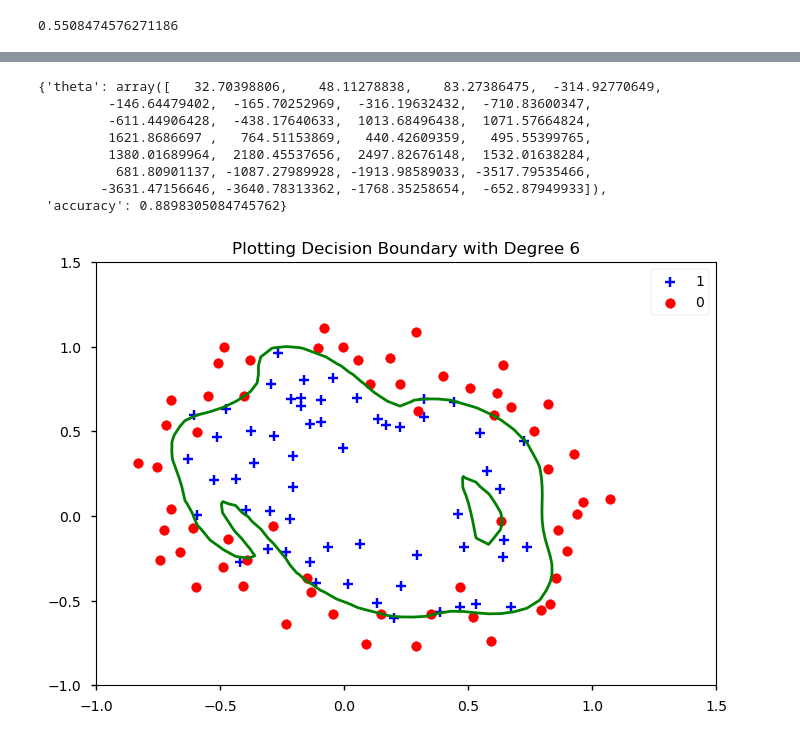
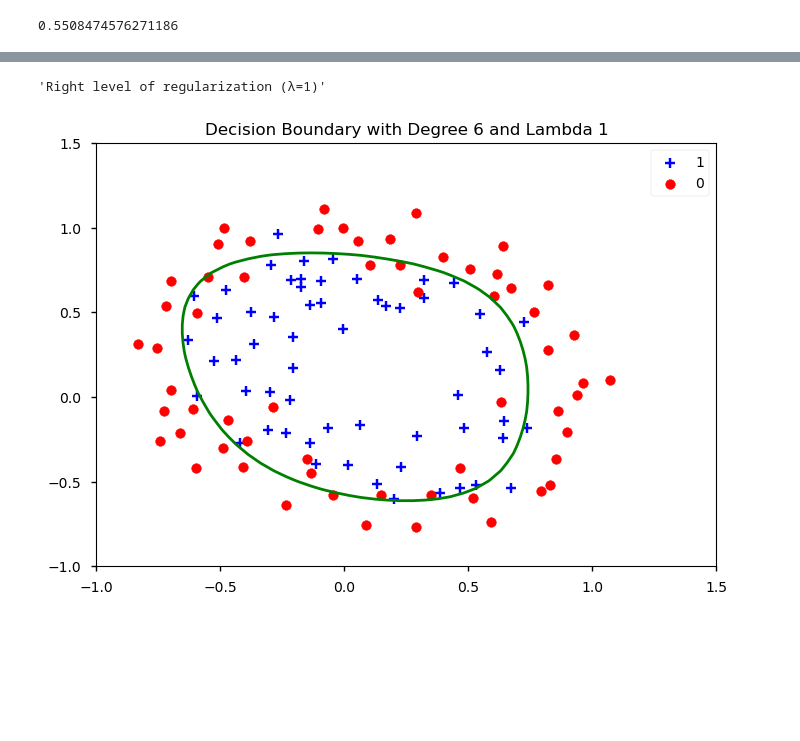
Before and after one commit to samisaf/Learning-AI, a Jupyter notebook: Coursera - Octave Machine Learning/02 Logistic Regression.ipynb, the cells around one changed output, grey strips where cells are left out. Drawn from its saved outputs; the diff is of its cells as text; code cells hidden in the pictures; blank space fills up the shorter version.

Commit message:
updates logistic regression

```diff
--- a/Coursera - Octave Machine Learning/02 Logistic Regression.ipynb
+++ b/Coursera - Octave Machine Learning/02 Logistic Regression.ipynb
@@ -390,0 +365,28 @@ accuracy(X2, y2, theta1)
+# %%
+def costFunctionReg(X, y, lambda_=0):
+    """
+    Regularized version for the cost function and gradients for logistic regression using Mean Squared Error (MSE).
+    """
+    m = len(y)
+    ones = np.ones((m, 1))
+    X_padded = np.hstack((ones, X))
+    epsilon = 1e-10  # to avoid log(0)
+
+    def J(theta):
+        h = sigmoid(X_padded @ theta) + epsilon # to avoid log(0)
+        cost_base = np.sum(-y*np.log(h) - (1-y)*np.log(1-h)) / m
+        cost_reg = (lambda_/2/m) * np.sum(theta**2)
+        return cost_base + cost_reg
+
+    def Jdot(theta):
+        h = sigmoid(X_padded @ theta)
+        gradient_base = (1 / m) * (h - y) @ X_padded
+        gradient_reg = (lambda_/m) * theta
+        gradient_reg[0] = 0
+        return gradient_base + gradient_reg
+
+    return J, Jdot
+# %%
+j, jdot = costFunctionReg(X2, y2)
+theta0 = np.array([0, 0, 0])
+j(theta0)
@@ -391,12 +425,16 @@ accuracy(X2, y2, theta1)
 # %%
-def mapFeaturesPlotBoundary(X, y, degree, lambda_=1):
+def mapFeaturesFitModelPlotBoundary(X, y, degree=6, lambda_=1):
     X_new = mapMatrix(X[:, 0], X[:, 1], degree)
     X_new = X_new[:, 1:]
-    theta = logistic(X_new, y).x
+    j, jdot = costFunctionReg(X_new, y, lambda_)
+    theta0 = np.zeros((X_new.shape[1]+1, ))
+    fit =  scipy.optimize.minimize(fun=j, jac=jdot, x0=theta0, method='L-BFGS-B')
+    theta = fit.x
     acc = accuracy(X_new, y, theta)
     plotDecisionBoundary(theta, X_new, y, degree)
-    plt.title(f"Plotting Decision Boundary with Degree {degree}")
+    plt.title(f"Decision Boundary with Degree {degree} and Lambda {lambda_}")
     return {'theta':theta, 'accuracy':acc}
 # %%
-mapFeaturesPlotBoundary(X2, y2, 3)
+mapFeaturesFitModelPlotBoundary(X2, y2, lambda_=0)
+"No regularization causing overfitting (λ=0)"
 # %% [output]
@@ -408,12 +443,6 @@ mapFeaturesPlotBoundary(X2, y2, 3)
 # %%
-mapFeaturesPlotBoundary(X2, y2, 6)
+mapFeaturesFitModelPlotBoundary(X2, y2, lambda_=1)
+"Right level of regularization (λ=1)"
 # %% [output]
-{'theta': array([   32.70398806,    48.11278838,    83.27386475,  -314.92770649,
-         -146.64479402,  -165.70252969,  -316.19632432,  -710.83600347,
-         -611.44906428,  -438.17640633,  1013.68496438,  1071.57664824,
-         1621.8686697 ,   764.51153869,   440.42609359,   495.55399765,
-         1380.01689964,  2180.45537656,  2497.82676148,  1532.01638284,
-          681.80901137, -1087.27989928, -1913.98589033, -3517.79535466,
-        -3631.47156646, -3640.78313362, -1768.35258654,  -652.87949933]),
- 'accuracy': 0.8898305084745762}
+'Right level of regularization (λ=1)'
-[figure, old version]
+[figure, new version]
```
Also changed, not shown: parts of 13 cells of this notebook, 2 other files.
